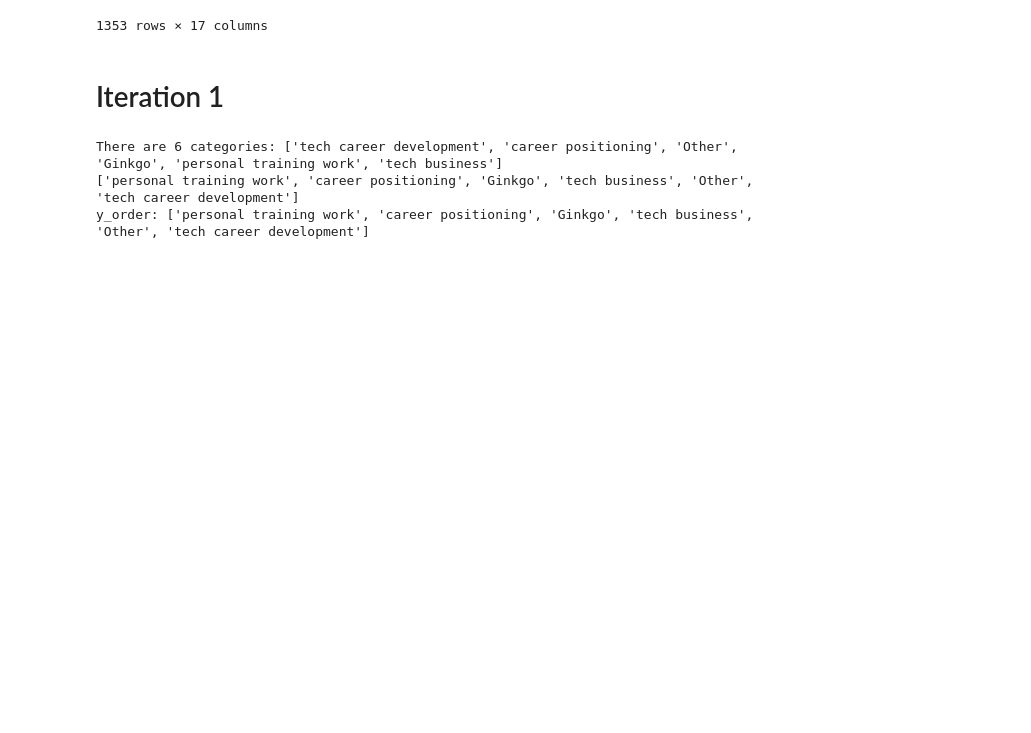
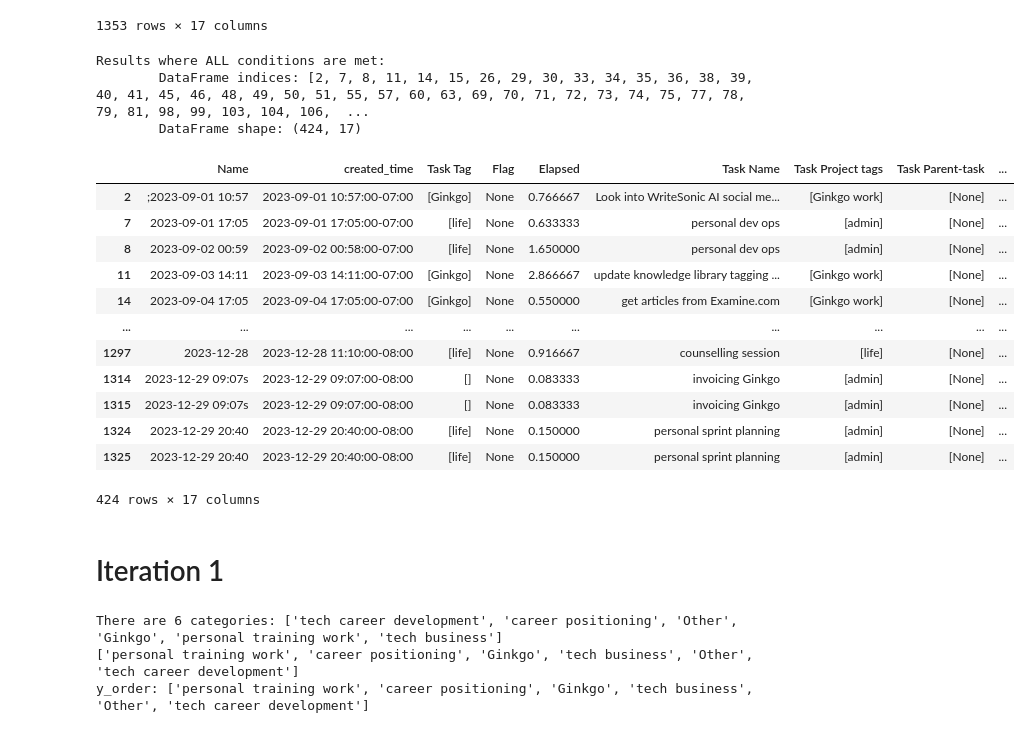
Before and after one commit to silvhua/notion-code, a Jupyter notebook: notebooks/2023-12-31 data viz.ipynb, the cells around one changed output. Cells and saved outputs as stored; diff of their text form; code cells hidden in the pictures; blank space fills up the shorter version.

```diff
--- a/notebooks/2023-12-31 data viz.ipynb
+++ b/notebooks/2023-12-31 data viz.ipynb
@@ -107,6 +107,28 @@ There are 6 categories: ['tech career development', 'career positioning', 'Other
 | 1351 | 2023-12-30 20:30 | 2023-12-30 20:30:00-08:00 | [life] | None | 3.500000 | Wrangle time tracking data | [life, tech ed, admin] | [None] | ... |
 | 1352 | 2023-12-31 00:00 | 2023-12-31 00:29:00-08:00 | [life] | None | 1.116667 | Wrangle time tracking data | [life, tech ed, admin] | [None] | ... |
 1353 rows × 17 columns
+# %%
+filters = {
+    'Category': ['other']
+}
+filter_df_all_conditions(classified_df, filters)
+# %% [output]
+Results where ALL conditions are met:
+        DataFrame indices: [2, 7, 8, 11, 14, 15, 26, 29, 30, 33, 34, 35, 36, 38, 39, 40, 41, 45, 46, 48, 49, 50, 51, 55, 57, 60, 63, 69, 70, 71, 72, 73, 74, 75, 77, 78, 79, 81, 98, 99, 103, 104, 106,  ...
+        DataFrame shape: (424, 17)
+|  | Name | created_time | Task Tag | Flag | Elapsed | Task Name | Task Project tags | Task Parent-task | ... |
+| 2 | ;2023-09-01 10:57 | 2023-09-01 10:57:00-07:00 | [Ginkgo] | None | 0.766667 | Look into WriteSonic AI social me... | [Ginkgo work] | [None] | ... |
+| 7 | 2023-09-01 17:05 | 2023-09-01 17:05:00-07:00 | [life] | None | 0.633333 | personal dev ops | [admin] | [None] | ... |
+| 8 | 2023-09-02 00:59 | 2023-09-02 00:58:00-07:00 | [life] | None | 1.650000 | personal dev ops | [admin] | [None] | ... |
+| 11 | 2023-09-03 14:11 | 2023-09-03 14:11:00-07:00 | [Ginkgo] | None | 2.866667 | update knowledge library tagging ... | [Ginkgo work] | [None] | ... |
+| 14 | 2023-09-04 17:05 | 2023-09-04 17:05:00-07:00 | [Ginkgo] | None | 0.550000 | get articles from Examine.com | [Ginkgo work] | [None] | ... |
+| ... | ... | ... | ... | ... | ... | ... | ... | ... | ... |
+| 1297 | 2023-12-28 | 2023-12-28 11:10:00-08:00 | [life] | None | 0.916667 | counselling session | [life] | [None] | ... |
+| 1314 | 2023-12-29 09:07s | 2023-12-29 09:07:00-08:00 | [] | None | 0.083333 | invoicing Ginkgo | [admin] | [None] | ... |
+| 1315 | 2023-12-29 09:07s | 2023-12-29 09:07:00-08:00 | [] | None | 0.083333 | invoicing Ginkgo | [admin] | [None] | ... |
+| 1324 | 2023-12-29 20:40 | 2023-12-29 20:40:00-08:00 | [life] | None | 0.150000 | personal sprint planning | [admin] | [None] | ... |
+| 1325 | 2023-12-29 20:40 | 2023-12-29 20:40:00-08:00 | [life] | None | 0.150000 | personal sprint planning | [admin] | [None] | ... |
+424 rows × 17 columns
 # %% [markdown]
 # Iteration 1
 # %%
```
Also changed, not shown: parts of 6 cells of this notebook, 1 other file.
